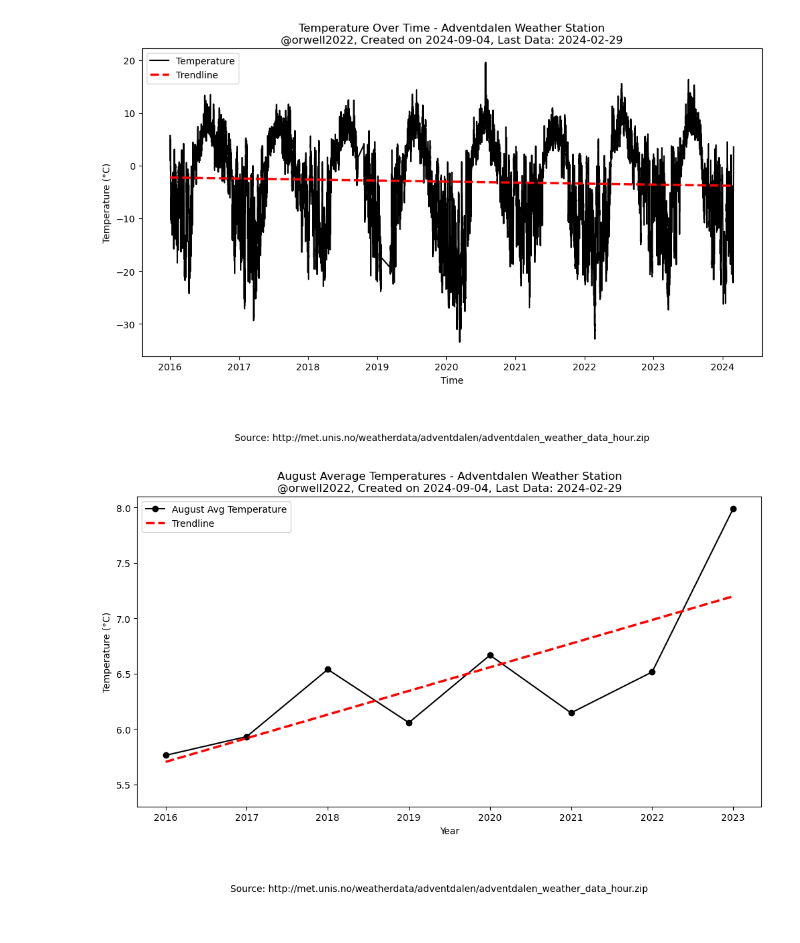
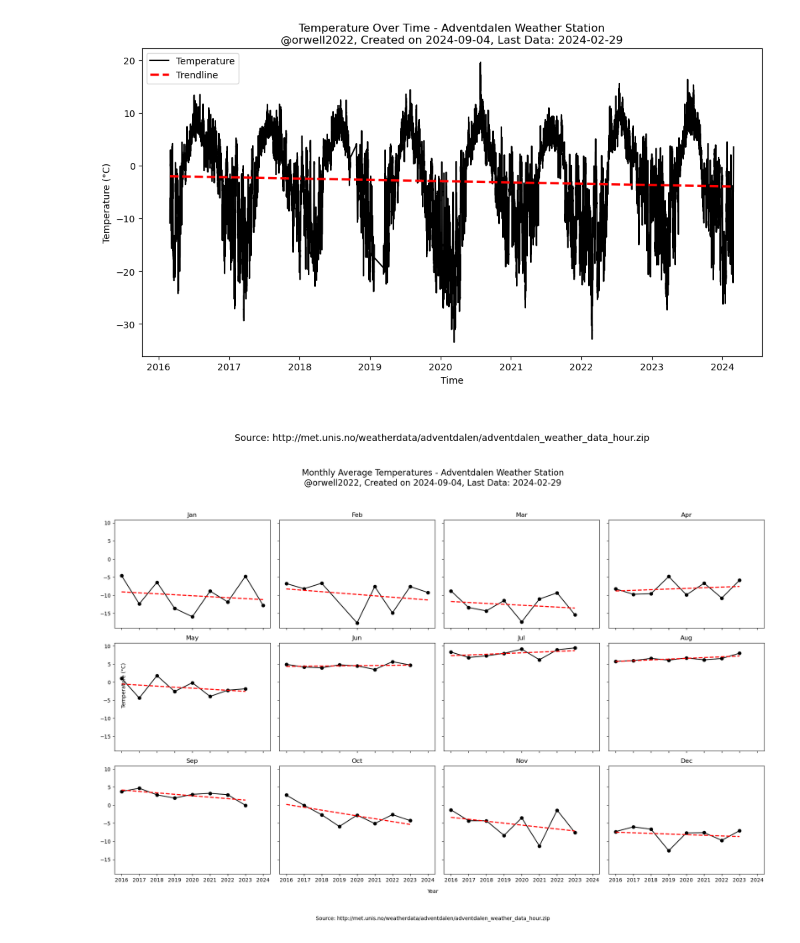
Before and after one commit to orwell2024/UNIS_stations, a Jupyter notebook: unis_spitzbergen.ipynb, the cells around one changed output. Saved outputs shown, nothing was run; the diff lists cells and outputs as text; code cells hidden in the pictures.

```diff
--- a/unis_spitzbergen.ipynb
+++ b/unis_spitzbergen.ipynb
@@ -33,17 +33,28 @@ data['TIMESTAMP'] = pd.to_datetime(data['TIMESTAMP'])
 data['Year'] = data['TIMESTAMP'].dt.year
 data['Month'] = data['TIMESTAMP'].dt.month
 
+# Step 4: Plot 1 - Overall data with a trendline, ensuring the start and end dates align
 
-# Step 6: Plot 3 - Overall data with a trendline
+# Determine the first date aligned with the last date
+last_date = data['TIMESTAMP'].max()
+first_date = data[data['TIMESTAMP'].dt.year == data['TIMESTAMP'].dt.year.min()]['TIMESTAMP'].min().replace(month=last_date.month, day=last_date.day)
+
+# Filter the data to match this date range
+filtered_data = data[(data['TIMESTAMP'] >= first_date) & (data['TIMESTAMP'] <= last_date)]
+
 plt.figure(figsize=(12, 6))
-plt.plot(data['TIMESTAMP'], data['LT1_gr_C_Avg'], label='Temperature', color='black')
+plt.plot(filtered_data['TIMESTAMP'], filtered_data['LT1_gr_C_Avg'], label='Temperature', color='black')
 
 # Calculate and plot the trendline for overall data
-z_overall = np.polyfit(pd.to_numeric(data['TIMESTAMP']), data['LT1_gr_C_Avg'], 1)
+z_overall = np.polyfit(pd.to_numeric(filtered_data['TIMESTAMP']), filtered_data['LT1_gr_C_Avg'], 1)
 p_overall = np.poly1d(z_overall)
-plt.plot(data['TIMESTAMP'], p_overall(pd.to_numeric(data['TIMESTAMP'])), "r--", linewidth=2.5, label='Trendline')
+plt.plot(filtered_data['TIMESTAMP'], p_overall(pd.to_numeric(filtered_data['TIMESTAMP'])), "r--", linewidth=2.5, label='Trendline')
 
 # Adding labels and title
+station_name = "Adventdalen Weather Station"
+creation_date = pd.Timestamp.today().strftime('%Y-%m-%d')
+last_data_day = last_date.strftime('%Y-%m-%d')
+
 plt.title(f'Temperature Over Time - {station_name}\n@orwell2022, Created on {creation_date}, Last Data: {last_data_day}')
 plt.ylabel('Temperature (°C)')
 plt.xlabel('Time')
@@ -56,10 +67,38 @@ plt.figtext(0.5, -0.1, 'Source: http://met.unis.no/weatherdata/adventdalen/adven
 plt.legend()
 plt.show()
 
-# Step 5: Plot 2 - 3x4 grid of monthly average temperatures with trendlines
+# Step 5: Plot 2 - 3x4 grid of monthly average temperatures with uniform range
+
 monthly_avg = data.groupby(['Year', 'Month'])['LT1_gr_C_Avg'].mean().reset_index()
 monthly_avg_pivot = monthly_avg.pivot(index='Year', columns='Month', values='LT1_gr_C_Avg')
 month_labels = ['Jan', 'Feb', 'Mar', 'Apr', 'May', 'Jun', 'Jul', 'Aug', 'Sep', 'Oct', 'Nov', 'Dec']
+
+fig, axes = plt.subplots(3, 4, figsize=(18, 12), sharex=True, sharey=True)
+axes = axes.flatten()
+
+for month in range(1, 13):
+    month_data = monthly_avg_pivot[month].dropna()
+    ax = axes[month-1]
+    ax.plot(month_data.index, month_data, linestyle='-', marker='o', color='black', label=month_labels[month-1])
+
+    # Calculate and plot the trendline for each month
+    z_month = np.polyfit(month_data.index, month_data, 1)
+    p_month = np.poly1d(z_month)
+    ax.plot(month_data.index, p_month(month_data.index), linestyle='--', linewidth=2, color='red')
+
+    # Add the month label
+    ax.set_title(month_labels[month-1])
+
+fig.suptitle(f'Monthly Average Temperatures - {station_name}\n@orwell2022, Created on {creation_date}, Last Data: {last_data_day}', fontsize=16)
+fig.text(0.5, 0.04, 'Year', ha='center')
+fig.text(0.04, 0.5, 'Temperature (°C)', va='center', rotation='vertical')
+fig.text(0.5, -0.02, 'Source: http://met.unis.no/weatherdata/adventdalen/adventdalen_weather_data_hour.zip',
+         ha='center', fontsize=10)
+
+plt.tight_layout(rect=[0, 0.05, 1, 0.95])
+plt.show()
+
+# Step 6: Plot 3 - 3x4 grid of monthly average temperatures with individual maximized ranges
 
 fig, axes = plt.subplots(3, 4, figsize=(18, 12), sharex=False, sharey=False)
 axes = axes.flatten()
@@ -87,38 +126,35 @@ fig.text(0.5, -0.02, 'Source: http://met.unis.no/weatherdata/adventdalen/adventd
 plt.tight_layout(rect=[0, 0.05, 1, 0.95])
 plt.show()
 
-# Step 4: Plot 1 - August-only plot with trendline, The climate communist way
+# Step 7: Plot 4 - August-only plot with trendline
+
 august_data = data[data['Month'] == 8]
 august_avg = august_data.groupby('Year')['LT1_gr_C_Avg'].mean().reset_index()
 
 plt.figure(figsize=(12, 6))
 plt.plot(august_avg['Year'], august_avg['LT1_gr_C_Avg'], linestyle='-', marker='o', color='black', label='August Avg Temperature')
 
 # Calculate and plot the trendline
 z_august = np.polyfit(august_avg['Year'], august_avg['LT1_gr_C_Avg'], 1)
 p_august = np.poly1d(z_august)
 plt.plot(august_avg['Year'], p_august(august_avg['Year']), "r--", linewidth=2.5, label='Trendline')
 
 # Set the y-axis range to highlight the trend
 plt.ylim(5.3, 8.1)
 
 # Adding labels and title
-station_name = "Adventdalen Weather Station"
-creation_date = pd.Timestamp.today().strftime('%Y-%m-%d')
-last_data_day = data['TIMESTAMP'].max().strftime('%Y-%m-%d')
-
 plt.title(f'August Average Temperatures - {station_name}\n@orwell2022, Created on {creation_date}, Last Data: {last_data_day}')
 plt.ylabel('Temperature (°C)')
 plt.xlabel('Year')
 
 # Adding source as footnote
 plt.figtext(0.5, -0.1, 'Source: http://met.unis.no/weatherdata/adventdalen/adventdalen_weather_data_hour.zip',
             wrap=True, horizontalalignment='center', fontsize=10)
 
 # Displaying the plot
 plt.legend()
 plt.show()
 # %% [output]
-[figure, old version]
+[figure, new version]
-[figure, old version]
+[figure, new version]
 [figure]
```
Also changed, not shown: parts of 1 cell of this notebook.
